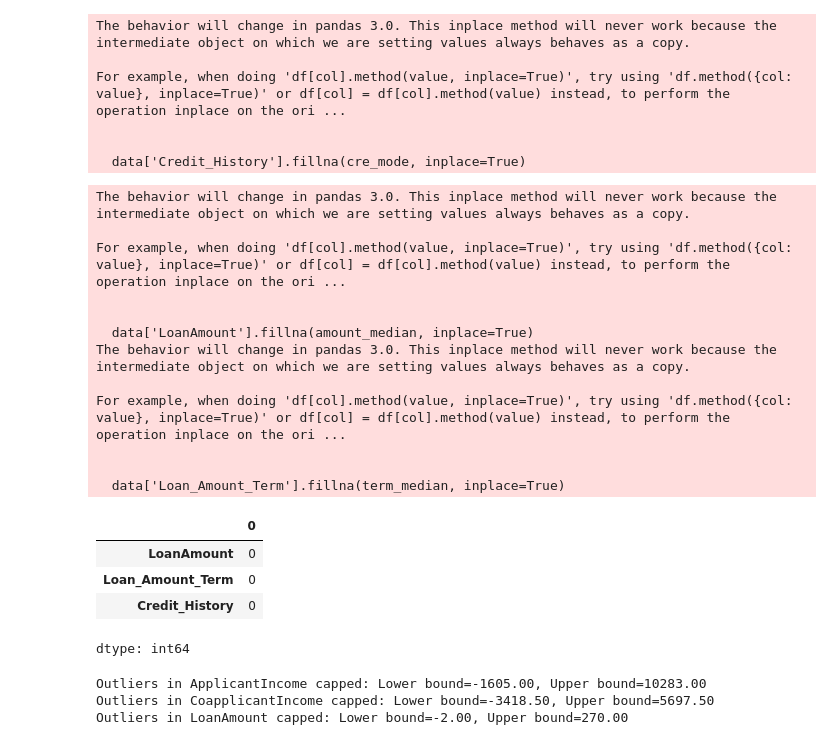
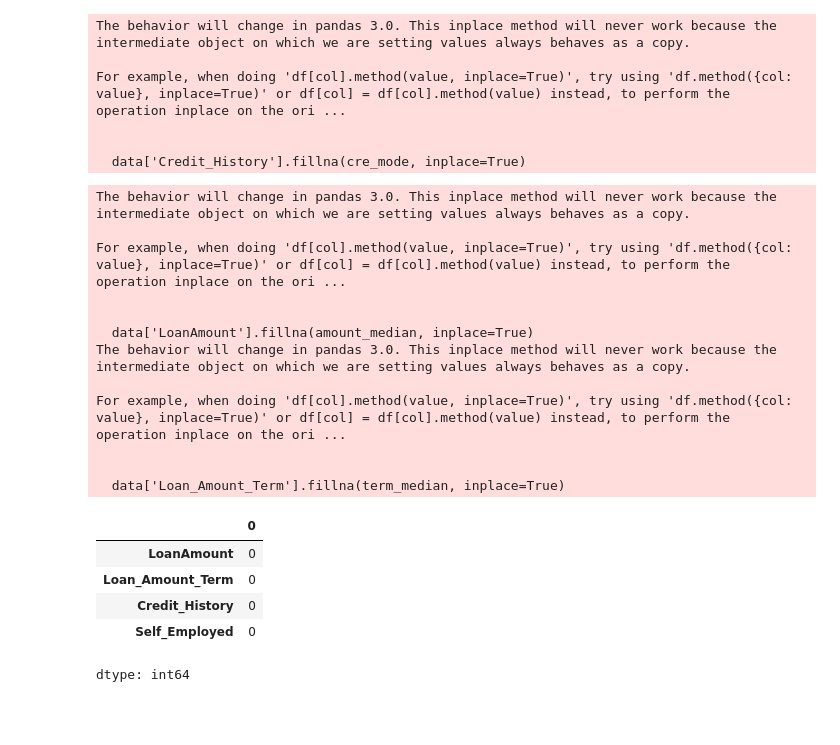
Before and after one commit to sreenandinisreenivasan3-sree/ML-project, a Jupyter notebook: Day_9_Activity.ipynb, the cells around one changed output. Drawn from its saved outputs; the diff is of its cells as text; code cells hidden in the pictures; blank space fills up the shorter version.

```diff
--- a/Day_9_Activity.ipynb
+++ b/Day_9_Activity.ipynb
@@ -118,7 +104,7 @@ for col in num_cols:
 [figure]
 [figure]
 # %%
-data=data.drop(['Loan_ID','Gender'],axis=1)
+data=data.drop(['Loan_ID'],axis=1)
 # %%
 data.head()
 # %% [output]
@@ -131,5 +117,5 @@ data.head()
 # %%
-data.dropna(subset=['Married','Dependents','Self_Employed'], inplace=True)
+data.dropna(subset=['Married','Dependents'], inplace=True)
 # %%
 data.isnull().sum()
 # %% [output]
@@ -146,3 +133,6 @@ data.isnull().sum()
 | Property_Area | 0 |
 | Loan_Status | 0 |
 dtype: int64
+# %%
+self_emplo_mode = data['Self_Employed'].mode()[0]
+data['Self_Employed'].fillna(self_emplo_mode, inplace=True)
@@ -159,44 +156,29 @@ For example, when doing 'df[col].method(value, inplace=True)', try using 'df.met
 # %%
 amount_median = data['LoanAmount'].median()
 data['LoanAmount'].fillna(amount_median, inplace=True)
 
 term_median = data['Loan_Amount_Term'].median()
 data['Loan_Amount_Term'].fillna(term_median, inplace=True)
-data[['LoanAmount', 'Loan_Amount_Term','Credit_History']].isnull().sum()
+data[['LoanAmount', 'Loan_Amount_Term','Credit_History','Self_Employed']].isnull().sum()
 # %% [output]
 The behavior will change in pandas 3.0. This inplace method will never work because the intermediate object on which we are setting values always behaves as a copy.
 
 For example, when doing 'df[col].method(value, inplace=True)', try using 'df.method({col: value}, inplace=True)' or df[col] = df[col].method(value) instead, to perform the operation inplace on the ori ...
 
 
   data['LoanAmount'].fillna(amount_median, inplace=True)
 The behavior will change in pandas 3.0. This inplace method will never work because the intermediate object on which we are setting values always behaves as a copy.
 
 For example, when doing 'df[col].method(value, inplace=True)', try using 'df.method({col: value}, inplace=True)' or df[col] = df[col].method(value) instead, to perform the operation inplace on the ori ...
 
 
   data['Loan_Amount_Term'].fillna(term_median, inplace=True)
 |  | 0 |
 | LoanAmount | 0 |
 | Loan_Amount_Term | 0 |
 | Credit_History | 0 |
+| Self_Employed | 0 |
 dtype: int64
-# %%
-for col in ['ApplicantIncome', 'CoapplicantIncome', 'LoanAmount']:
-    Q1 = data[col].quantile(0.25)
-    Q3 = data[col].quantile(0.75)
-    IQR = Q3 - Q1
-    lower_bound = Q1 - 1.5 * IQR
-    upper_bound = Q3 + 1.5 * IQR
-
-
-    data[col] = np.where(data[col] < lower_bound, lower_bound,
-                         np.where(data[col] > upper_bound, upper_bound, data[col]))
-    print(f'Outliers in {col} capped: Lower bound={lower_bound:.2f}, Upper bound={upper_bound:.2f}')
-# %% [output]
-Outliers in ApplicantIncome capped: Lower bound=-1605.00, Upper bound=10283.00
-Outliers in CoapplicantIncome capped: Lower bound=-3418.50, Upper bound=5697.50
-Outliers in LoanAmount capped: Lower bound=-2.00, Upper bound=270.00
 # %%
 from sklearn.preprocessing import LabelEncoder
 le = LabelEncoder()
```
Also changed, not shown: parts of 15 cells of this notebook.
